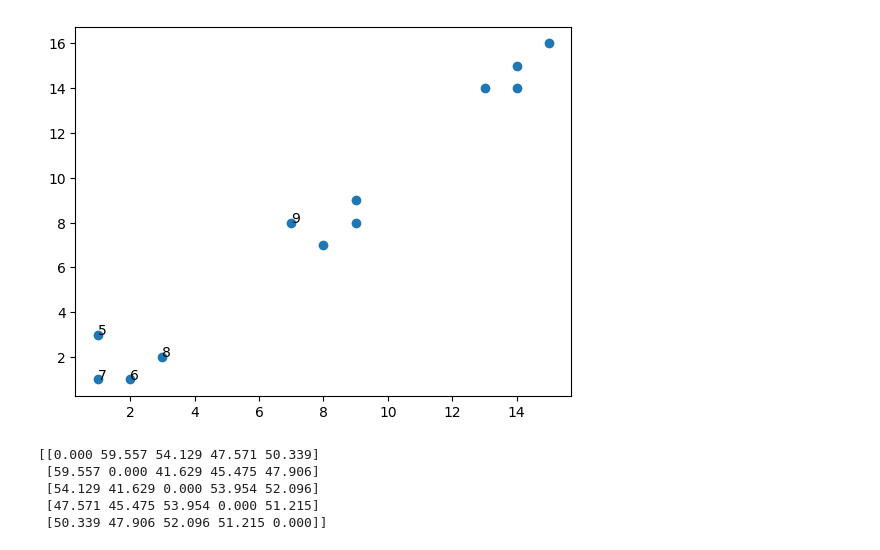
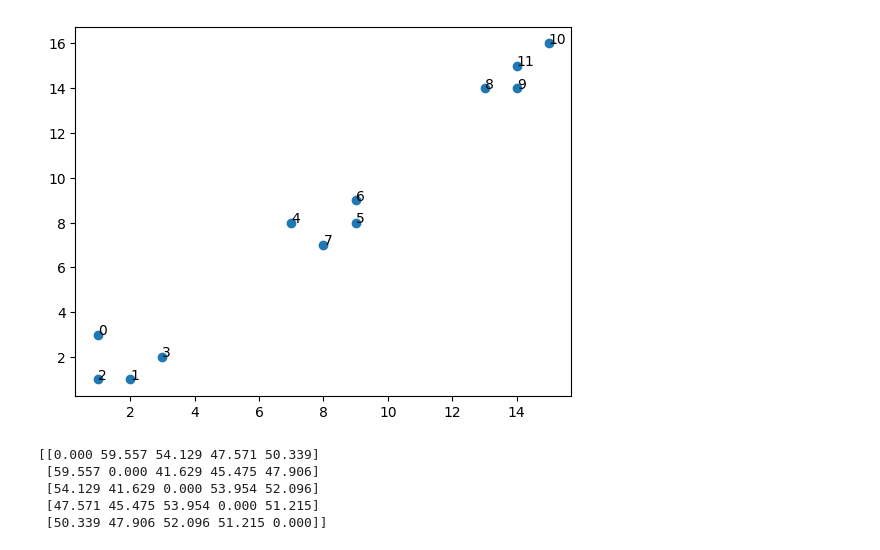
Before and after one commit to Williams-MP/VIU_Algoritmos_de_Optimizacion, a Jupyter notebook: Aprendizaje_No_Supervisado/Apuntes_Aprendizaje_No_Supervisado.ipynb, the cells around one changed output. Drawn from its saved outputs; the diff is of its cells as text; code cells hidden in the pictures.

```diff
--- a/Aprendizaje_No_Supervisado/Apuntes_Aprendizaje_No_Supervisado.ipynb
+++ b/Aprendizaje_No_Supervisado/Apuntes_Aprendizaje_No_Supervisado.ipynb
@@ -11,18 +11,18 @@ import seaborn as sns
 # %%
 X = np.array([
     [1, 3], [2, 1], [1, 1],
     [3, 2], [7, 8], [9, 8],
     [9, 9], [8, 7], [13, 14],
     [14, 14], [15, 16], [14, 15]
 ])
 fig, ax = plt.subplots()
 ax.scatter(X[:,0],X[:,1] )
 i=5
 # enumerate(range(X.shape[0]))
-for i, txt in enumerate(range(5,10)):
+for i, txt in enumerate(range(X.shape[0])):
     ax.annotate(txt, X[i])
 # %% [output]
-[figure, old version]
+[figure, new version]
 # %%
 from scipy.spatial.distance import pdist, squareform
 from sklearn.datasets import load_digits
```
Also changed, not shown: parts of 23 cells of this notebook, 17 other files.
